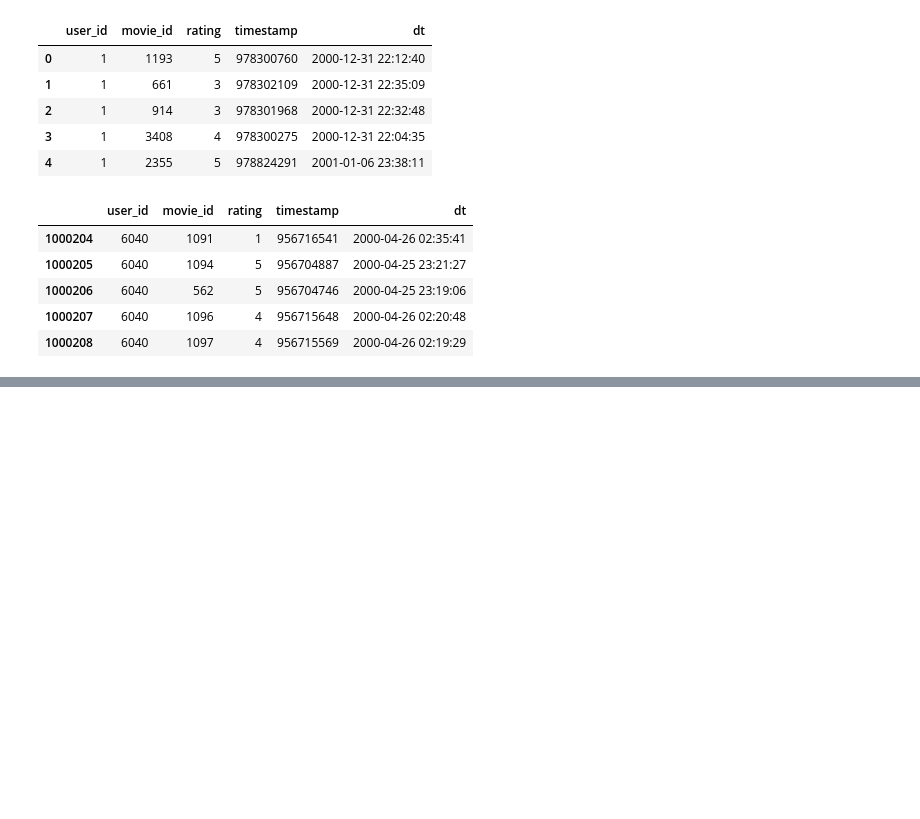
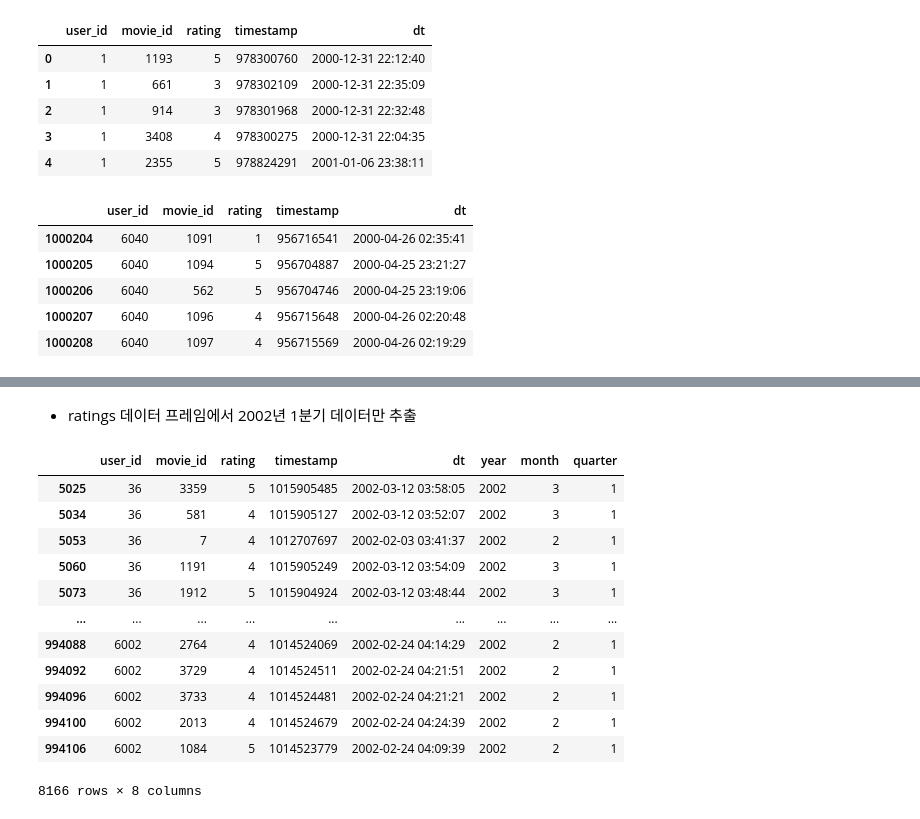
Before and after one commit to JakeOh/202007_itw_bd18, a Jupyter notebook: lab_python/python61_datetime.ipynb, the cells around one changed output, grey strips where cells are left out. Cells and saved outputs as stored; diff of their text form; code cells hidden in the pictures; blank space fills up the shorter version.

```diff
--- a/lab_python/python61_datetime.ipynb
+++ b/lab_python/python61_datetime.ipynb
@@ -170,0 +258,19 @@ ratings.tail()
+# %% [markdown]
+* ratings 데이터 프레임에서 2002년 1분기 데이터만 추출
+# %%
+ratings[(ratings['year'] == 2002) &
+        (ratings['quarter'] == 1)]
+# %% [output]
+|  | user_id | movie_id | rating | timestamp | dt | year | month | quarter |
+| 5025 | 36 | 3359 | 5 | 1015905485 | 2002-03-12 03:58:05 | 2002 | 3 | 1 |
+| 5034 | 36 | 581 | 4 | 1015905127 | 2002-03-12 03:52:07 | 2002 | 3 | 1 |
+| 5053 | 36 | 7 | 4 | 1012707697 | 2002-02-03 03:41:37 | 2002 | 2 | 1 |
+| 5060 | 36 | 1191 | 4 | 1015905249 | 2002-03-12 03:54:09 | 2002 | 3 | 1 |
+| 5073 | 36 | 1912 | 5 | 1015904924 | 2002-03-12 03:48:44 | 2002 | 3 | 1 |
+| ... | ... | ... | ... | ... | ... | ... | ... | ... |
+| 994088 | 6002 | 2764 | 4 | 1014524069 | 2002-02-24 04:14:29 | 2002 | 2 | 1 |
+| 994092 | 6002 | 3729 | 4 | 1014524511 | 2002-02-24 04:21:51 | 2002 | 2 | 1 |
+| 994096 | 6002 | 3733 | 4 | 1014524481 | 2002-02-24 04:21:21 | 2002 | 2 | 1 |
+| 994100 | 6002 | 2013 | 4 | 1014524679 | 2002-02-24 04:24:39 | 2002 | 2 | 1 |
+| 994106 | 6002 | 1084 | 5 | 1014523779 | 2002-02-24 04:09:39 | 2002 | 2 | 1 |
+8166 rows × 8 columns
```
Also changed, not shown: parts of 12 cells of this notebook.
